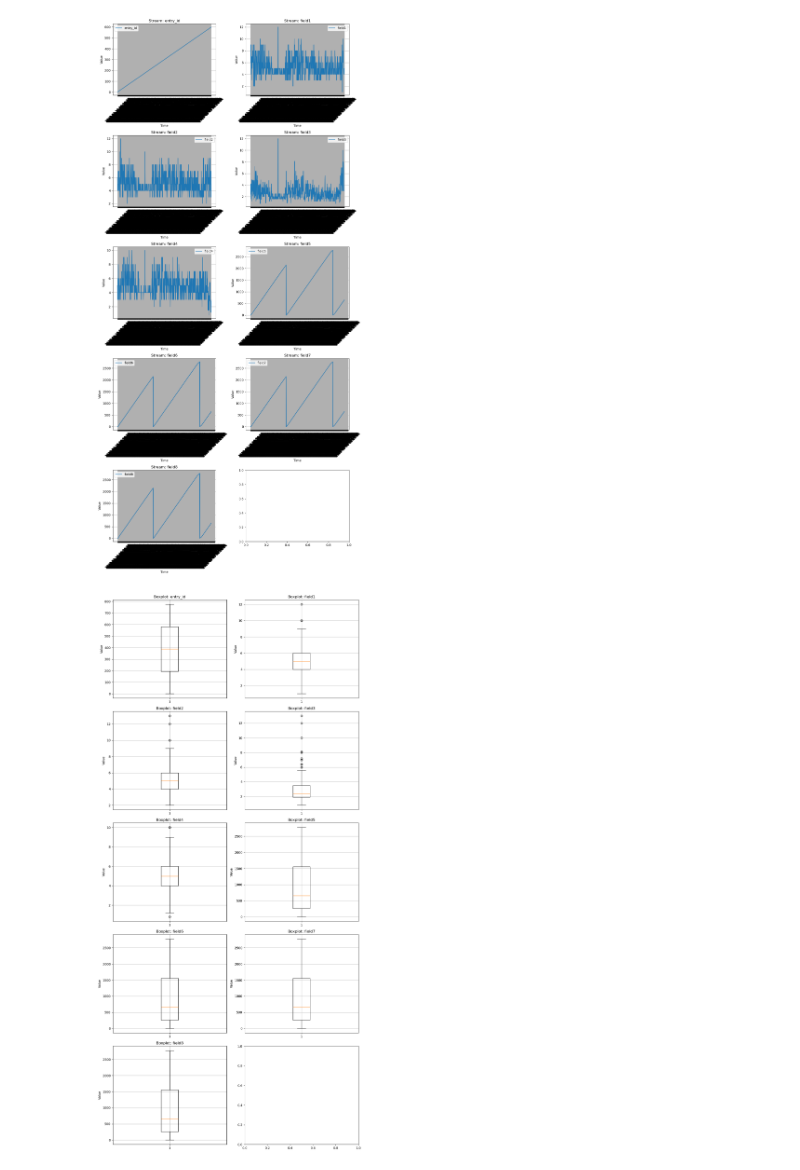
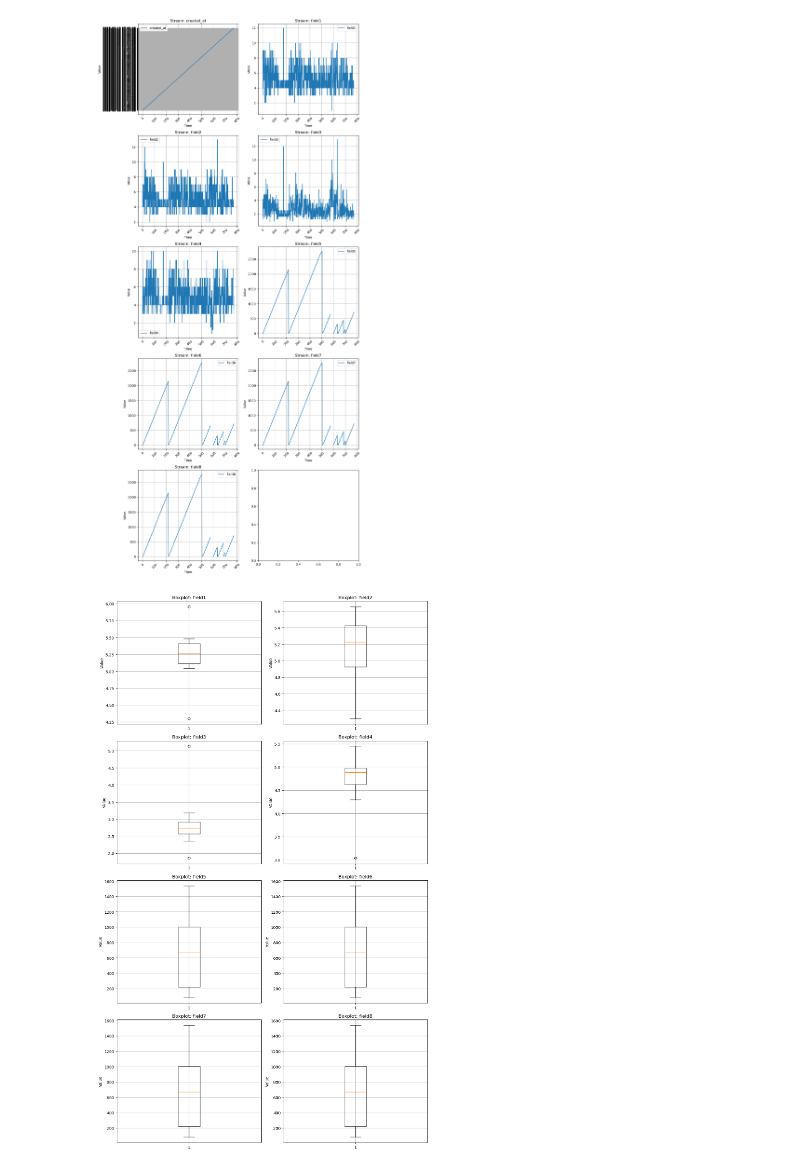
Before and after one commit to arnavahujaa/Intelligent-IoT-Data-Management, a Jupyter notebook: feature-visualization-testing.ipynb, the cells around one changed output. Drawn from its saved outputs; the diff is of its cells as text; code cells hidden in the pictures.

Commit message:
draft line plot,boxplot,group bar graph function

```diff
--- a/feature-visualization-testing.ipynb
+++ b/feature-visualization-testing.ipynb
@@ -51,5 +17,11 @@ def boxplot(df, streams=None):
 # %%
 # Handling data
-data = pd.read_csv('datasets/2881821.csv')
-data['created_at'] = pd.to_datetime(data['created_at']).dt.strftime('%Y-%m-%d %H:%M:%S')  # Convert created_at to datetime
-data.set_index('created_at', inplace=True)  # Set datetime as index
+data = pd.read_csv('datasets/2881821.csv').drop(columns=['entry_id'])
+
+# numeric_cols = data.select_dtypes(include=['number']).columns
+# data[numeric_cols] = data[numeric_cols].apply(pd.to_numeric, errors='coerce')
+
+data['created_at'] = pd.to_datetime(data['created_at'])
+# .dt.floor('h')  # Convert created_at to datetime
+data['created_at'] = data['created_at'].dt.strftime('%Y-%m-%d %H:%M:%S').set_index('created_at')
+# data = data.groupby(['created_at'])[numeric_cols].mean()
@@ -71,9 +46,9 @@ data.head(10)
 # %%
 # Example usage
-line_plot_func.line_plot(data, streams=None, start_time='2025-03-18', end_time='2025-03-19', normalise=False)
+line_plot_func.line_plot(data, streams=None, start_time=None, end_time=None, normalise=False)
 # %% [output]
-[figure, old version]
+[figure, new version]
 # %%
-plot_boxplot(data, streams=None)
+boxplot_func.boxplot(data, streams=None)
 # %% [output]
-[figure, old version]
+[figure, new version]
```
Also changed, not shown: parts of 7 cells of this notebook, 2 other files.
